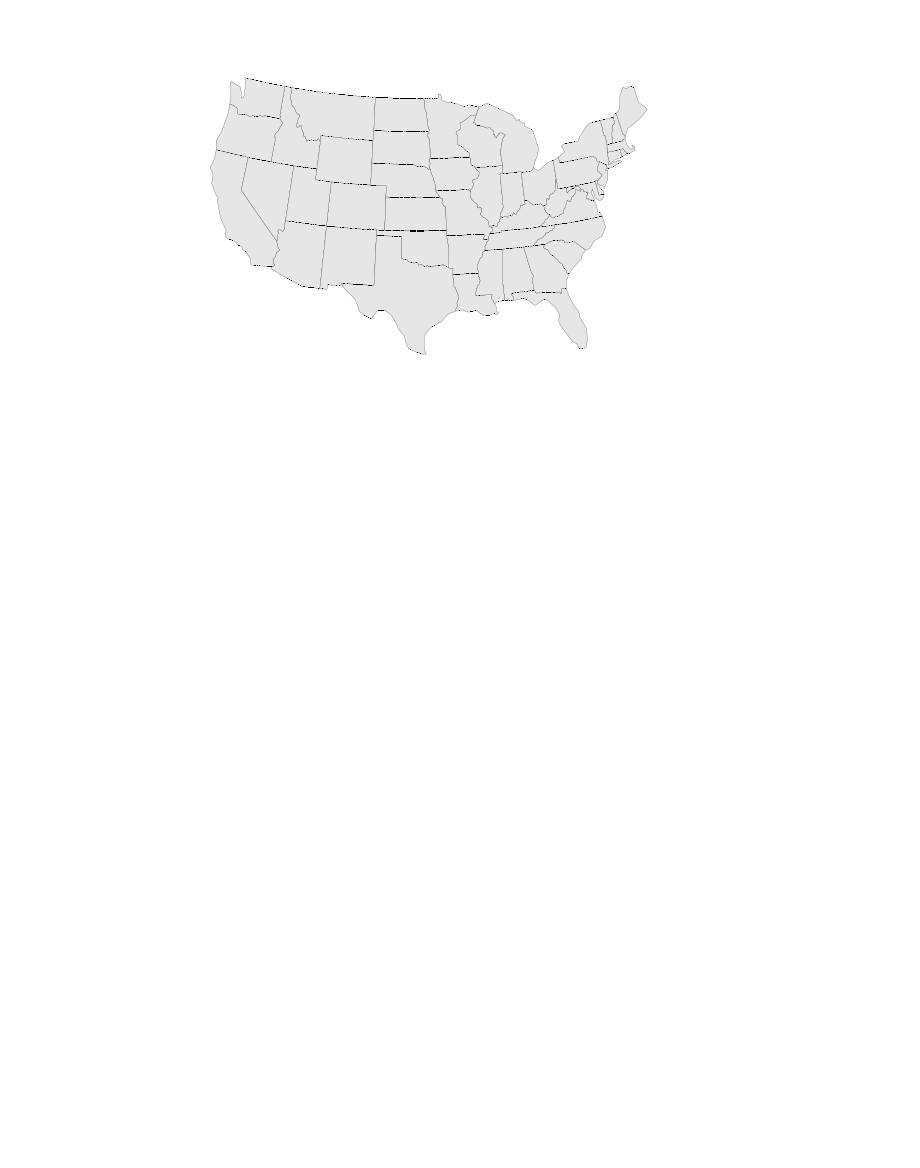
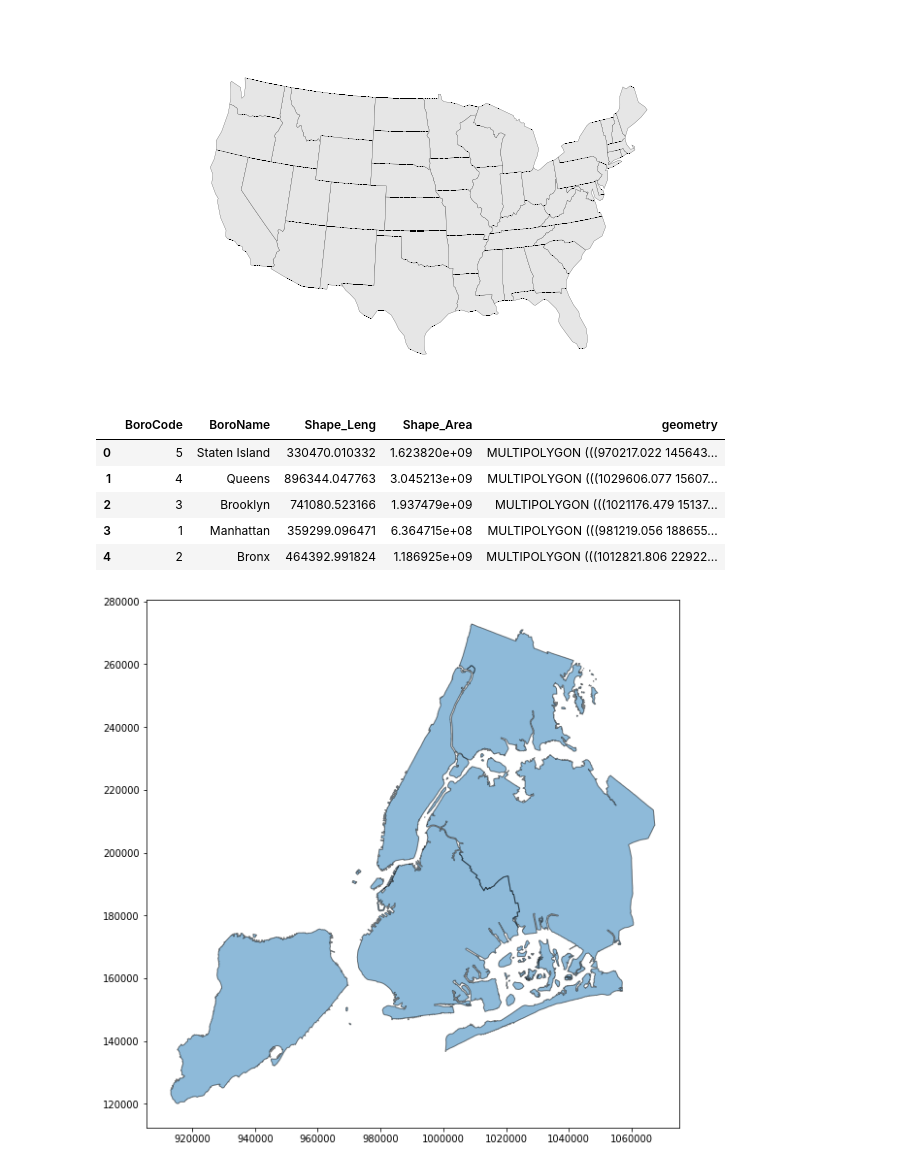
Before and after one commit to charlesbmi/python-examples, a Jupyter notebook: plotting/covid_usa.ipynb, the cells around one changed output. Saved outputs shown, nothing was run; the diff lists cells and outputs as text; code cells hidden in the pictures; blank space fills up the shorter version.

```diff
--- a/plotting/covid_usa.ipynb
+++ b/plotting/covid_usa.ipynb
@@ -63,3 +78,16 @@ gplt.polyplot(contiguous_usa.geometry, ax=ax, **polyplot_kwargs)
 # %% [output]
 <cartopy.mpl.geoaxes.GeoAxesSubplot at 0x...>
 [figure]
+# %%
+# Try out GeoPandas
+df = gpd.read_file(gpd.datasets.get_path('nybb'))
+ax = df.plot(figsize=(10, 10), alpha=0.5, edgecolor='k')
+df.head()
+# %% [output]
+|  | BoroCode | BoroName | Shape_Leng | Shape_Area | geometry |
+| 0 | 5 | Staten Island | 330470.010332 | 1.623820e+09 | MULTIPOLYGON (((970217.022 145643... |
+| 1 | 4 | Queens | 896344.047763 | 3.045213e+09 | MULTIPOLYGON (((1029606.077 15607... |
+| 2 | 3 | Brooklyn | 741080.523166 | 1.937479e+09 | MULTIPOLYGON (((1021176.479 15137... |
+| 3 | 1 | Manhattan | 359299.096471 | 6.364715e+08 | MULTIPOLYGON (((981219.056 188655... |
+| 4 | 2 | Bronx | 464392.991824 | 1.186925e+09 | MULTIPOLYGON (((1012821.806 22922... |
+[figure, added]
```
Also changed, not shown: parts of 7 cells of this notebook.
